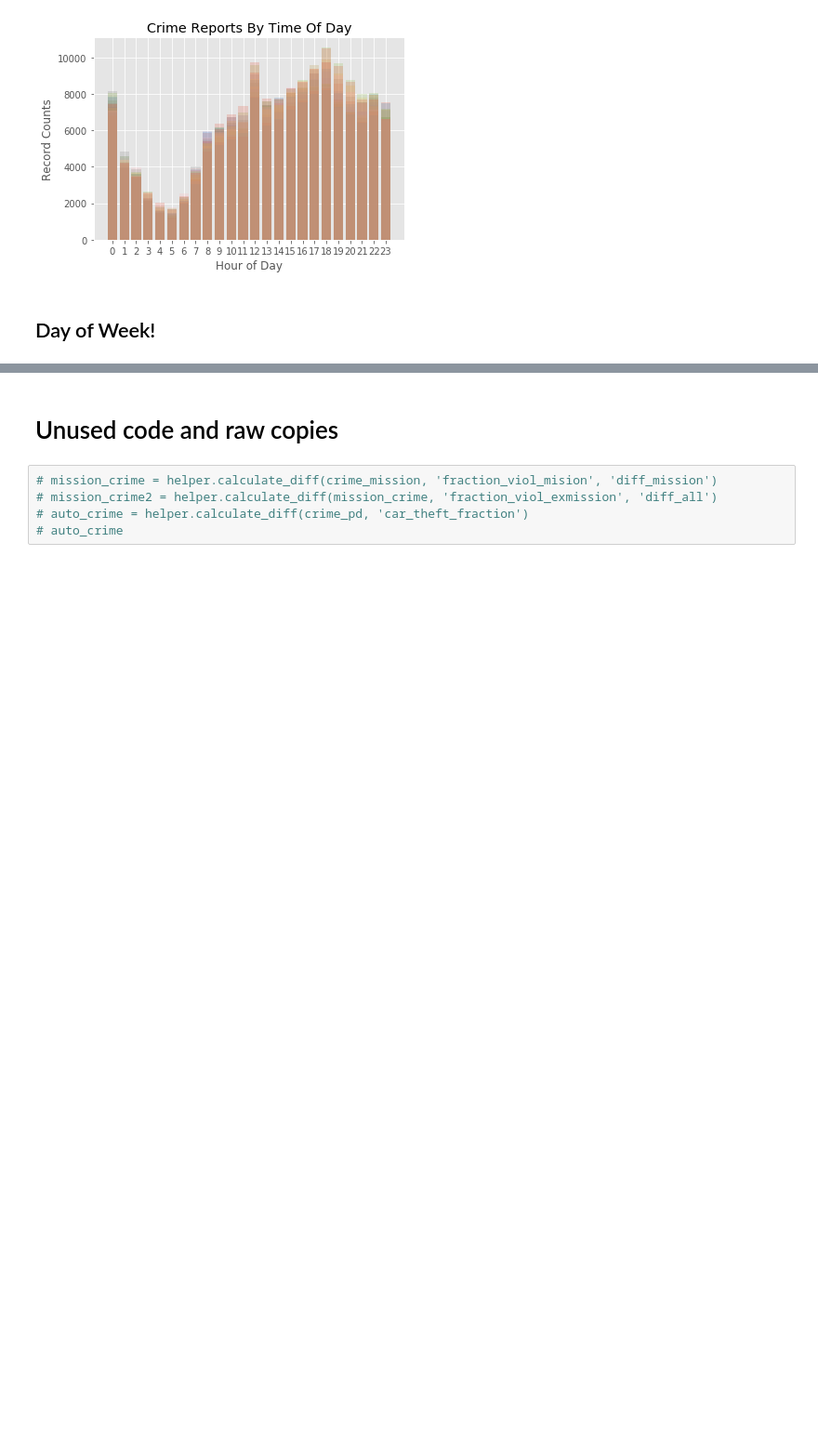
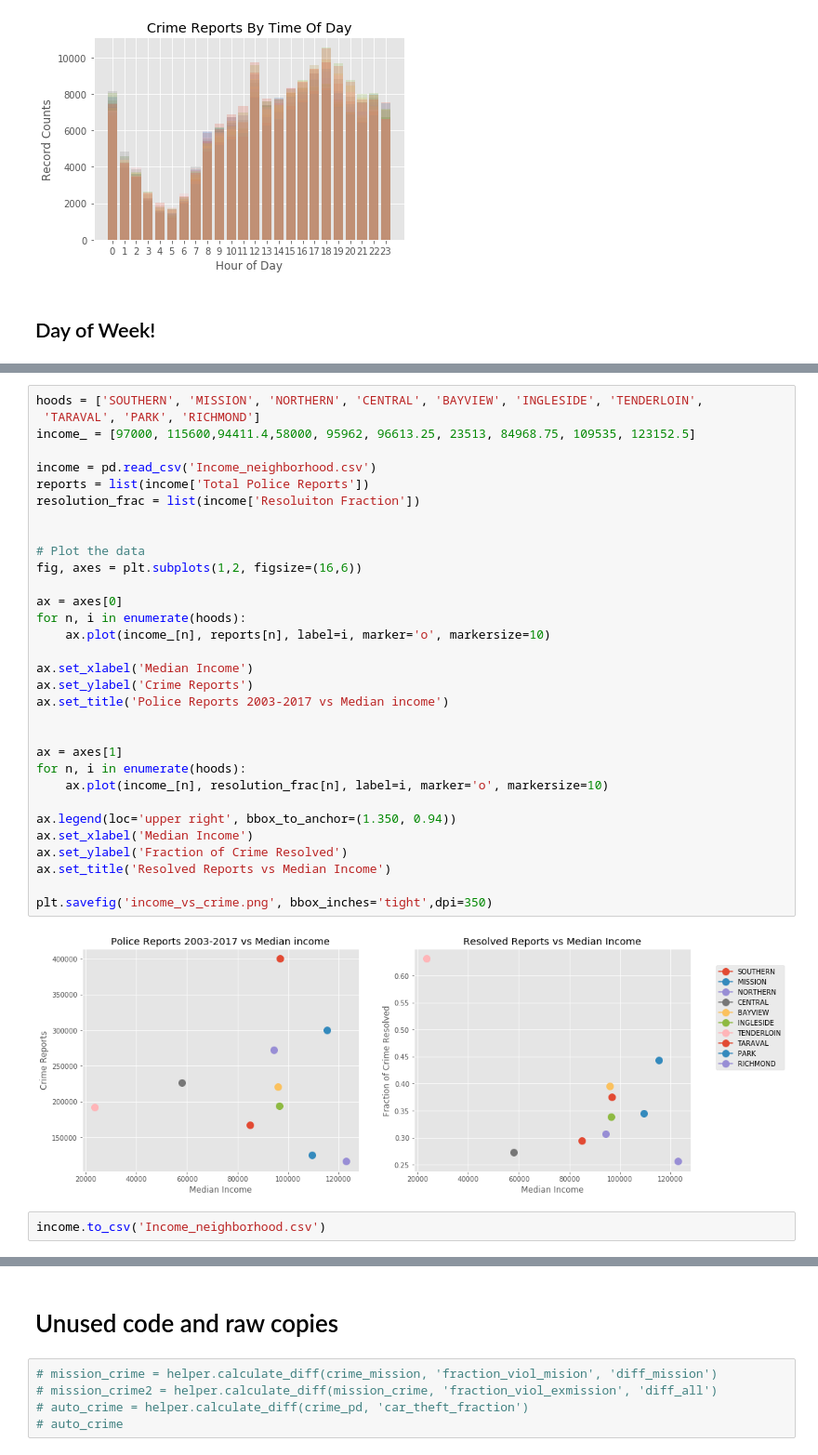
Before and after one commit to mkpetterson/sfcrime, a Jupyter notebook: crime_analysis.ipynb, the cells around one changed output, grey strips where cells are left out. Shown at 93% size. Saved outputs shown, nothing was run; the diff lists cells and outputs as text; blank space fills up the shorter version.

```diff
--- a/crime_analysis.ipynb
+++ b/crime_analysis.ipynb
@@ -319,0 +380,36 @@ plt.show()
+# %%
+hoods = ['SOUTHERN', 'MISSION', 'NORTHERN', 'CENTRAL', 'BAYVIEW', 'INGLESIDE', 'TENDERLOIN',
+ 'TARAVAL', 'PARK', 'RICHMOND']
+income_ = [97000, 115600,94411.4,58000, 95962, 96613.25, 23513, 84968.75, 109535, 123152.5]
+
+income = pd.read_csv('Income_neighborhood.csv')
+reports = list(income['Total Police Reports'])
+resolution_frac = list(income['Resoluiton Fraction'])
+
+
+# Plot the data
+fig, axes = plt.subplots(1,2, figsize=(16,6))
+
+ax = axes[0]
+for n, i in enumerate(hoods):
+    ax.plot(income_[n], reports[n], label=i, marker='o', markersize=10)
+
+ax.set_xlabel('Median Income')
+ax.set_ylabel('Crime Reports')
+ax.set_title('Police Reports 2003-2017 vs Median income')
+
+
+ax = axes[1]
+for n, i in enumerate(hoods):
+    ax.plot(income_[n], resolution_frac[n], label=i, marker='o', markersize=10)
+
+ax.legend(loc='upper right', bbox_to_anchor=(1.350, 0.94))
+ax.set_xlabel('Median Income')
+ax.set_ylabel('Fraction of Crime Resolved')
+ax.set_title('Resolved Reports vs Median Income')
+
+plt.savefig('income_vs_crime.png', bbox_inches='tight',dpi=350)
+# %% [output]
+[figure, added]
+# %%
+income.to_csv('Income_neighborhood.csv')
```
Also changed, not shown: parts of 11 cells of this notebook, 14 other files.
